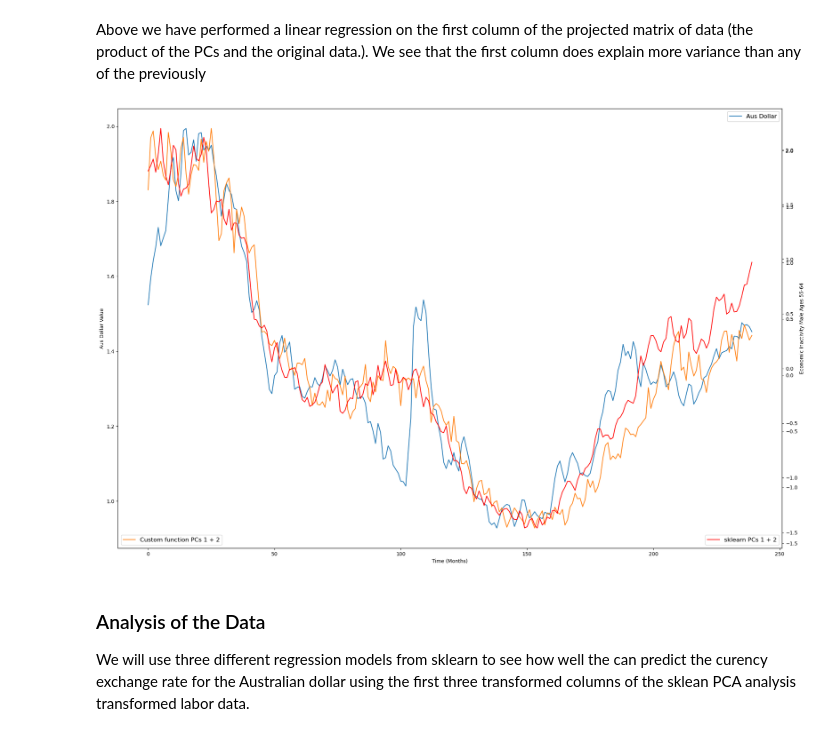
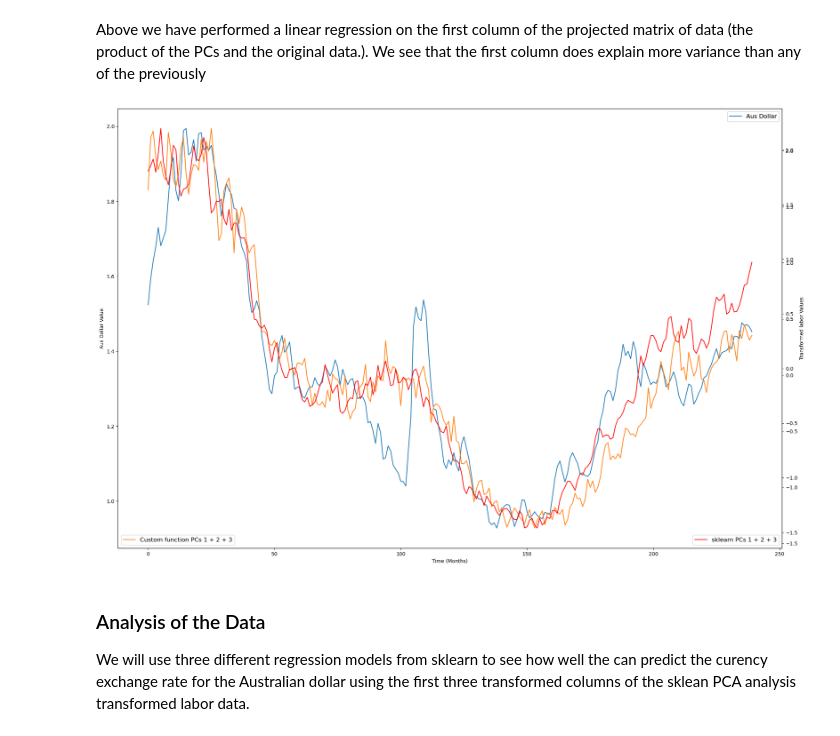
Before and after one commit to Thabetten/Currency_exchange_labor, a Jupyter notebook: labor_currency_exchange_exploration.ipynb, the cells around one changed output. Cells and saved outputs as stored; diff of their text form; code cells hidden in the pictures.

Commit message:
Revised the last function.

```diff
--- a/labor_currency_exchange_exploration.ipynb
+++ b/labor_currency_exchange_exploration.ipynb
@@ -869,37 +915,37 @@ fig = plt.figure(figsize = (24, 16))
 ax1 = fig.add_subplot(111)
 
 ax1.set_xlabel('Time (Months)')
 ax1.set_ylabel('Aus Dollar Value')
 ax1.plot(df_c_ag.index, np.array(df_c_ag['AUSTRALIA - AUSTRALIAN DOLLAR/US$']), label = 'aus dollar')
 
 
 
 
 ax2 = ax1.twinx()  # instantiate a second axes that shares the same x-axis
 ax3 = ax1.twinx()
 
 
 color = 'tab:orange'
-ax2.set_ylabel('Economic Inactivity Male Ages 55-64')  # we already handled the x-label with ax1
+ax2.set_ylabel('Transformed labor Values')  # we already handled the x-label with ax1
 ax2.plot(df_c_ag.index, np.array(pav[0][0] + pav[0][1] + pav[0][2]), color = color, label = 'employment')
 
 ax2.tick_params(axis='y')
 
 
 ax3.plot(df_c_ag.index, np.array(stn_cmp[0] + stn_cmp[1] + stn_cmp[3]), color = 'red', label = 'employment')
 
 ax3.tick_params(axis='y')
 
 
 leg1 = ax1.legend(['Aus Dollar'], prop = {'size':12})
-leg2 = ax2.legend(['Custom function PCs 1 + 2'], loc = 'lower left', prop = {'size':12})
-leg2 = ax3.legend(['sklearn PCs 1 + 2'], loc = 'lower right', prop = {'size':12})
+leg2 = ax2.legend(['Custom function PCs 1 + 2 + 3'], loc = 'lower left', prop = {'size':12})
+leg2 = ax3.legend(['sklearn PCs 1 + 2 + 3'], loc = 'lower right', prop = {'size':12})
 
 ax1.add_artist(leg1)
 
 plt.show()
 # %% [output]
-[figure, old version]
+[figure, new version]
 # %% [markdown]
 <h3>Analysis of the Data</h3>
 
```
Also changed, not shown: parts of 42 cells of this notebook.
